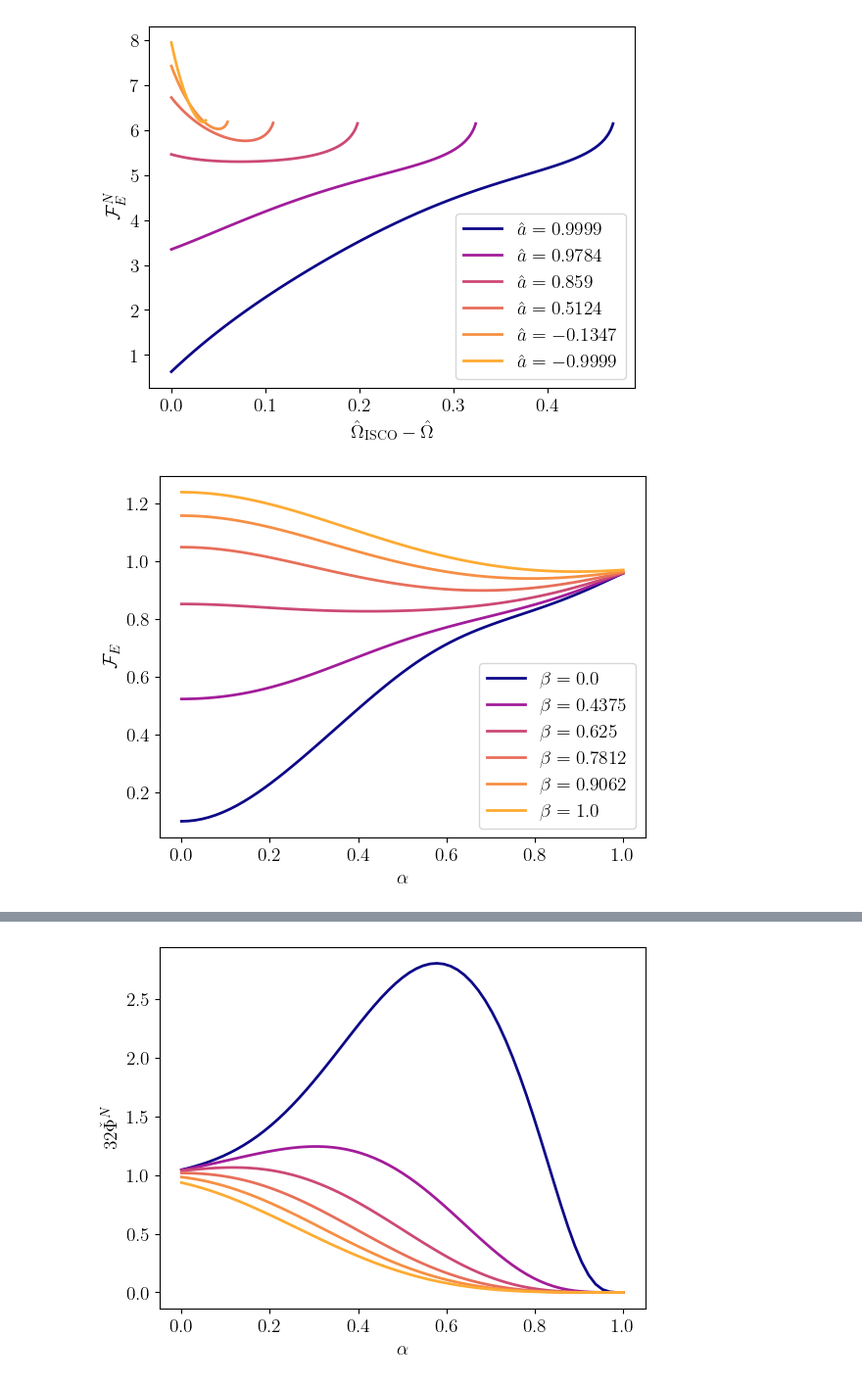
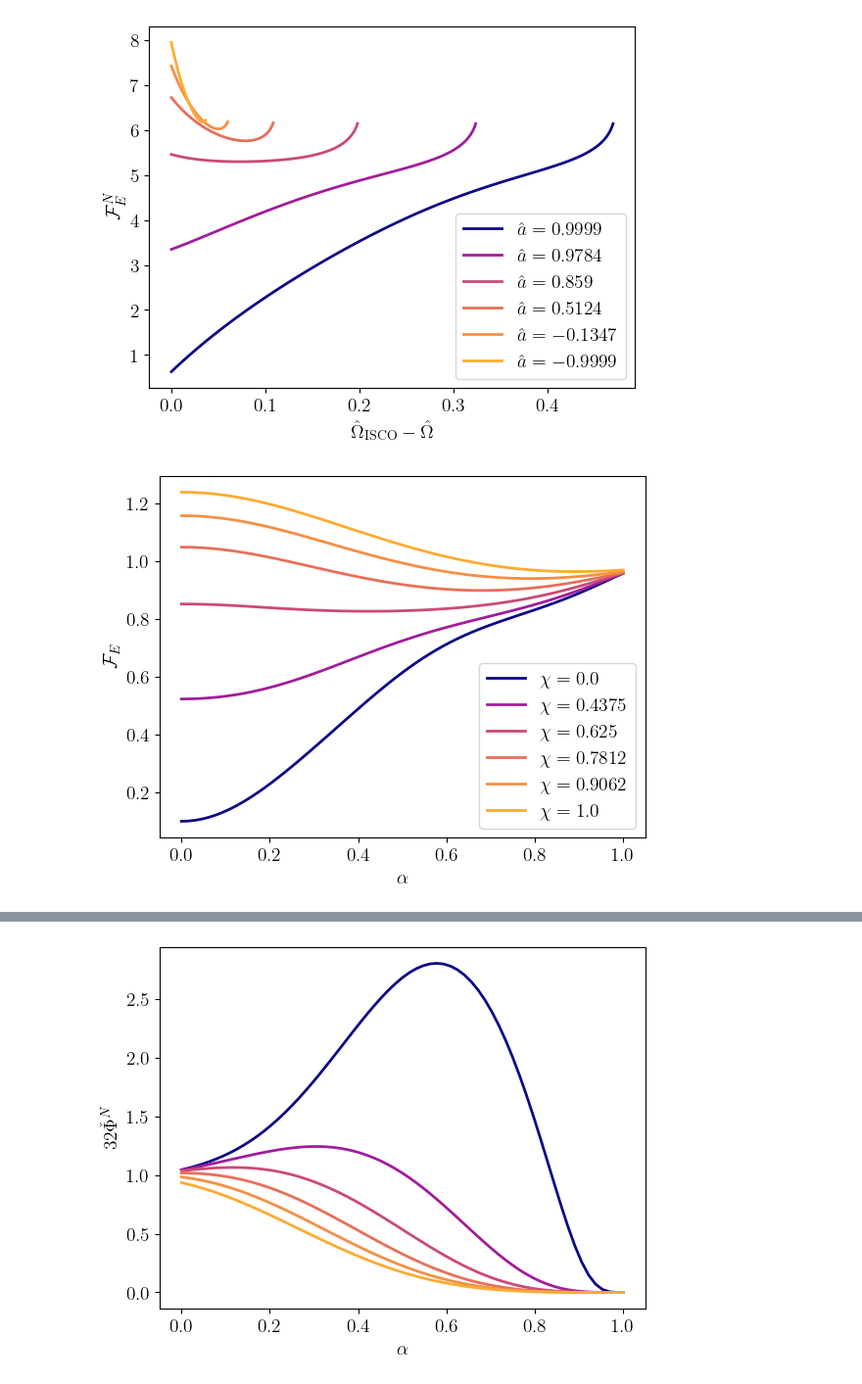
Before and after one commit to znasipak/bhpwave-article, a Jupyter notebook: scripts/test.ipynb, the cells around one changed output, grey strips where cells are left out. Shown at 98% size. Drawn from its saved outputs; the diff is of its cells as text; code cells hidden in the pictures.

```diff
--- a/scripts/test.ipynb
+++ b/scripts/test.ipynb
@@ -50,31 +50,31 @@ trajShape = np.loadtxt("../data/trajectory.txt", skiprows=1, max_rows=1, dtype='
 phaseData = np.ascontiguousarray(traj[:, 4].reshape(trajShape))
 timeData = np.ascontiguousarray(traj[:, 3].reshape(trajShape))
 fluxData = np.ascontiguousarray(traj[:, 2].reshape(trajShape))
-betaData = np.ascontiguousarray(traj[:, 0].reshape(trajShape)[:, 0])
+chiData = np.ascontiguousarray(traj[:, 0].reshape(trajShape)[:, 0])
 alphaData = np.ascontiguousarray(traj[:, 1].reshape(trajShape)[0])
 
-Edot = BicubicSpline(betaData, alphaData, fluxData)
-PhiCheck = BicubicSpline(betaData, alphaData, phaseData)
-TCheck = BicubicSpline(betaData, alphaData, timeData)
+Edot = BicubicSpline(chiData, alphaData, fluxData, bc = "E(3)")
+PhiCheck = BicubicSpline(chiData, alphaData, phaseData, bc = "E(3)")
+TCheck = BicubicSpline(chiData, alphaData, timeData, bc = "E(3)")
 
 downsample_rate = 4
-Nb = int((betaData.shape[0] - 1)/downsample_rate + 1)
+Nb = int((chiData.shape[0] - 1)/downsample_rate + 1)
 Na = int((alphaData.shape[0] - 1)/downsample_rate + 1)
 flux_samples = np.zeros((Nb, Na, 5))
 phase_samples = np.zeros((Nb, Na, 5))
 time_samples = np.zeros((Nb, Na, 5))
 for i in range(Nb):
     for j in range(Na):
-        beta = betaData[downsample_rate*i]
+        chi = chiData[downsample_rate*i]
         alpha = alphaData[downsample_rate*j]
-        atemp = spin_of_chi(beta)
+        atemp = spin_of_chi(chi)
         otemp = omega_of_a_alpha(atemp, alpha)
-        EdotData = Edot(beta, alpha)
-        PData = PhiCheck(beta, alpha)
-        TData = TCheck(beta, alpha)
-        flux_samples[i, j] = [atemp, otemp, EdotData, alpha, beta]
-        phase_samples[i, j] = [atemp, otemp, PData, alpha, beta]
-        time_samples[i, j] = [atemp, otemp, TData, alpha, beta]
+        EdotData = Edot(chi, alpha)
+        PData = PhiCheck(chi, alpha)
+        TData = TCheck(chi, alpha)
+        flux_samples[i, j] = [atemp, otemp, EdotData, alpha, chi]
+        phase_samples[i, j] = [atemp, otemp, PData, alpha, chi]
+        time_samples[i, j] = [atemp, otemp, TData, alpha, chi]
 
 cmap_temp = mpl.colormaps['plasma'].resampled(80)
 alist = [0, 14, 20, 25, 29, 32]
@@ -96,33 +96,33 @@ for i in alist:
     plt.plot(omegas[0] - omegas, EdotVals_reweighted, label="$\hat{a}" + "= {:.4}$".format(avals[0]), color=cmap_temp(2*i), lw=2)
 # plt.xscale('log')
 # plt.yscale('log')
 plt.xlabel('$\hat{\Omega}_\mathrm{ISCO} - \hat{\Omega}$')
 plt.ylabel('$\mathcal{F}_E^N$')
 plt.legend()
 plt.show()
 
 for i in alist:
     avals, omegas, EdotVals = flux_samples[i,:,:3].T
-    alphas, betas = flux_samples[i,:,3:].T
-    plt.plot(alphas, EdotVals, label="$\\beta = {:.4}$".format(betas[0]), color=cmap_temp(2*i), lw=2)
+    alphas, chis = flux_samples[i,:,3:].T
+    plt.plot(alphas, EdotVals, label="$\\chi = {:.4}$".format(chis[0]), color=cmap_temp(2*i), lw=2)
 # plt.xscale('log')
 # plt.yscale('log')
 plt.xlabel('$\\alpha$')
 plt.ylabel('$\mathcal{F}_E$')
 plt.legend()
 plt.show()
 
 # for i in [0, 10, 14, 22, 26, 30, 32]:
 #     avals, omegas, EdotVals = flux_samples[i].T
 #     EdotVals_reweighted = 32./5.*EdotVals*omegas**(10/3)
 #     plt.plot(omegas, EdotVals_reweighted, label="$a = {:.4}$".format(avals[0]), color=cmap_temp(2*i), lw=2)
 # plt.xscale('log')
 # plt.yscale('log')
 # plt.xlabel('$\hat{\Omega}$')
 # plt.ylabel('$\mathcal{F}_E$')
 # plt.legend()
 # plt.savefig(pathname+"/../figures/trajectory_a_omega.pdf", bbox_inches="tight", dpi=300)
 # %% [output]
 [figure]
 [figure]
-[figure, old version]
+[figure, new version]
```
Also changed, not shown: parts of 31 cells of this notebook, 20 other files.
